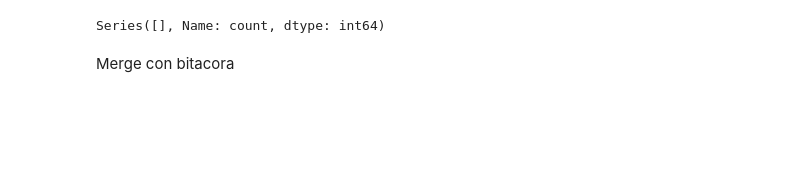
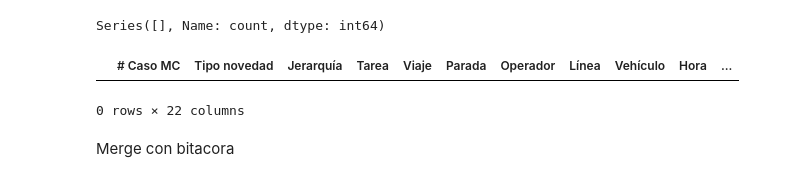
Before and after one commit to williamCastro32/bynm_mergedata, a Jupyter notebook: scripts/Merge.ipynb, the cells around one changed output. Drawn from its saved outputs; the diff is of its cells as text; code cells hidden in the pictures; blank space fills up the shorter version.

```diff
--- a/scripts/Merge.ipynb
+++ b/scripts/Merge.ipynb
@@ -128,3 +120,29 @@ x = bitacora[(bitacora['Jerarquía'].str.startswith('Salida'))& bitacora['CALIFI
 x['Jerarquía'].value_counts()
 # %% [output]
 Series([], Name: count, dtype: int64)
+# %%
+# Este codigo elimina los duplicado de la columna calificaciones eliminando el que no afecta a kilometros
+
+# Convertir la columna 'CALIFICACION' a numérica para poder comparar y encontrar el máximo
+bitacora['CALIFICACION'] = pd.to_numeric(bitacora['CALIFICACION'], errors='coerce')
+
+# Agrupar por las columnas 'Viaje' y 'Tarea', y mantener el valor máximo de 'CALIFICACION'
+bitacora_grouped = bitacora.groupby(['Viaje', 'Tarea']).agg({'CALIFICACION': 'max'}).reset_index()
+
+# Identificar las filas duplicadas en la tabla original
+duplicados = bitacora[bitacora.duplicated(subset=['Viaje', 'Tarea'], keep=False)]
+
+# Mantener solo una fila para cada grupo de duplicados en 'Viaje' y 'Tarea'
+bitacora_sin_duplicados = bitacora.drop_duplicates(subset=['Viaje', 'Tarea'])
+
+# Fusionar los datos filtrados con los valores máximos de 'CALIFICACION'
+bitacora_final = pd.merge(bitacora_sin_duplicados, bitacora_grouped, on=['Viaje', 'Tarea'])
+
+# Eliminar cualquiera de las filas duplicadas si ambas tienen valores nulos en 'CALIFICACION'
+bitacora = bitacora_final.drop_duplicates(subset=['Viaje', 'Tarea'], keep='last', ignore_index=True)
+# %%
+# Se verifica que no hay duplicados
+bitacora[bitacora.duplicated(subset=['Viaje', 'Tarea'], keep=False)]
+# %% [output]
+|  | # Caso MC | Tipo novedad | Jerarquía | Tarea | Viaje | Parada | Operador | Línea | Vehículo | Hora | ... |
+0 rows × 22 columns
```
Also changed, not shown: parts of 39 cells of this notebook, 1 other file.
